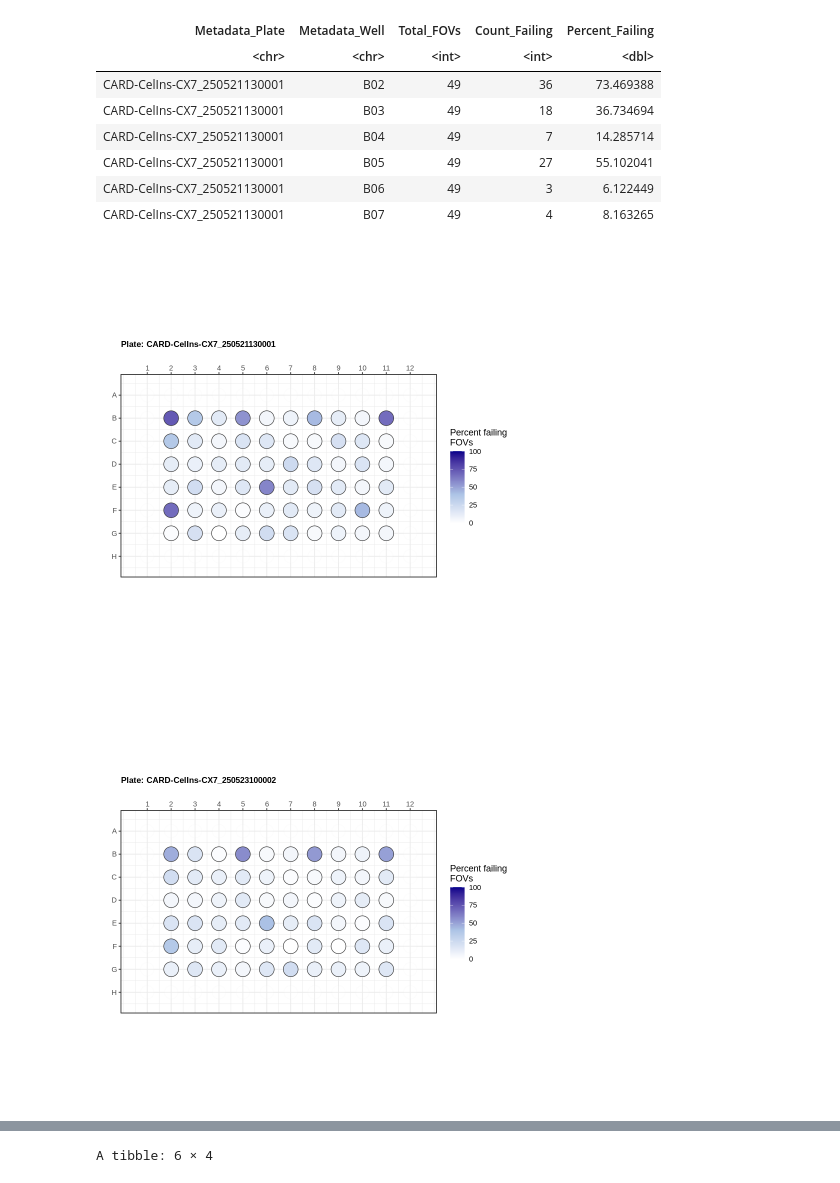
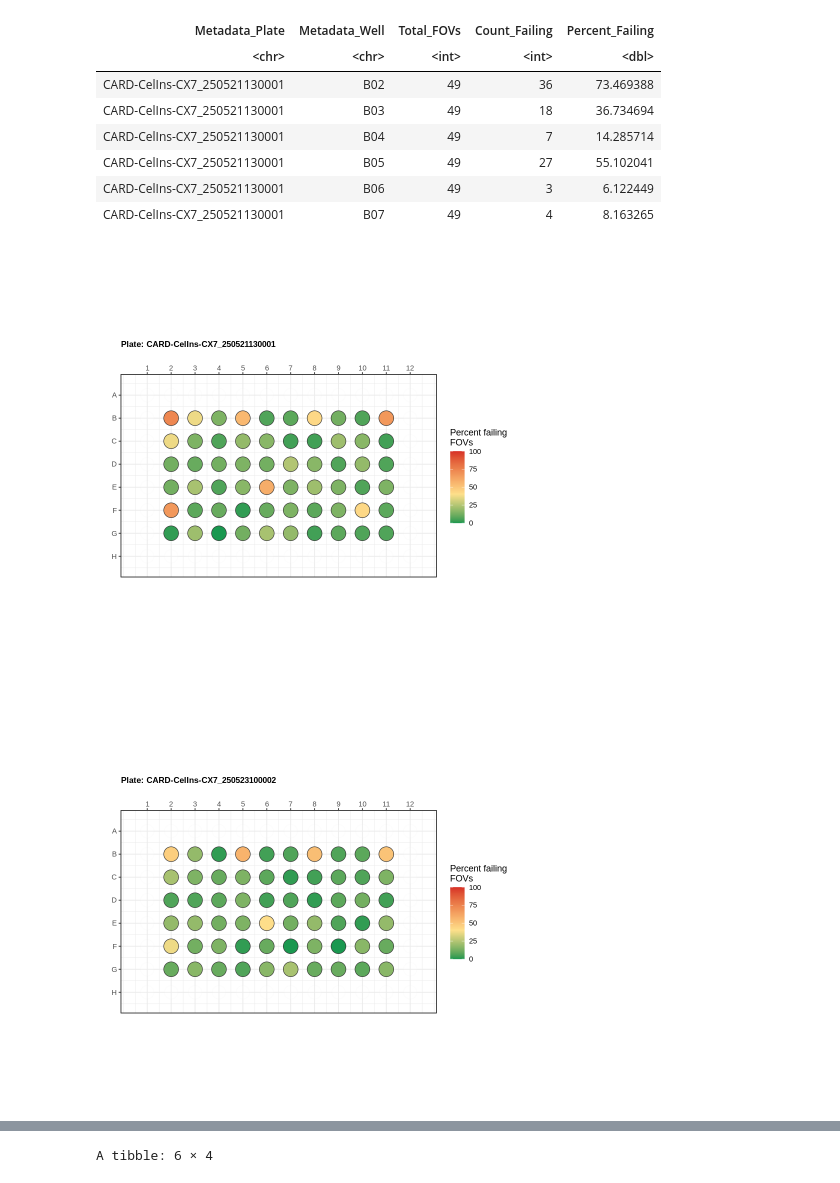
Before and after one commit to WayScience/targeted_fibrosis_drug_screen, a Jupyter notebook: 1.illumination_correction/qc_update/2.qc_platemaps.ipynb, the cells around one changed output, grey strips where cells are left out. Saved outputs shown, nothing was run; the diff lists cells and outputs as text; code cells hidden in the pictures.

```diff
--- a/1.illumination_correction/qc_update/2.qc_platemaps.ipynb
+++ b/1.illumination_correction/qc_update/2.qc_platemaps.ipynb
@@ -69,28 +69,28 @@ A tibble: 6 × 5
 # %%
 # Generate platemaps for each Plate
 unique_plates <- unique(illum_data$Metadata_Plate)
 
 for (plate in unique_plates) {
     plate_data <- well_qc_data %>%
         filter(Metadata_Plate == plate)
 
     fov_platemap <- platetools::raw_map(
         data = plate_data$Percent_Failing,
         well = plate_data$Metadata_Well,
         plate = 96,
         size = 8
     ) +
         ggtitle(paste("Plate:", plate)) +
         theme(plot.title = element_text(size = 10, face = "bold")) +
         scale_fill_gradientn(
             name = "Percent failing\nFOVs",
-            colours = c("#ffffff", "#adc4e6", "#00008B"), # white → lightblue → darkblue
+            colors = c("#1a9850", "#fee08b", "#d73027"), # green → yellow → red
             values = scales::rescale(c(0, 40, 100)),
             limits = c(0, 100)
         )
 
     print(fov_platemap)
 }
 # %% [output]
-[figure, old version]
+[figure, new version]
-[figure, old version]
+[figure, new version]
```
Also changed, not shown: parts of 2 cells of this notebook, 5 other files.
